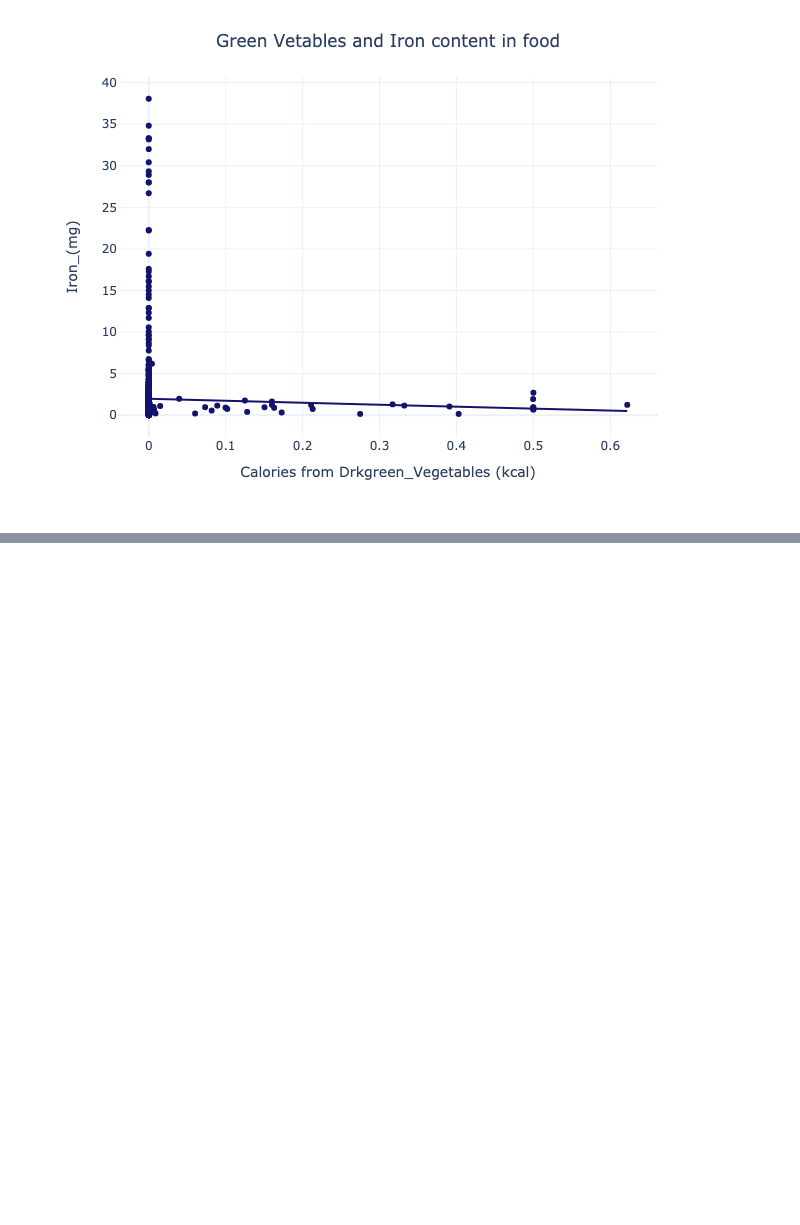
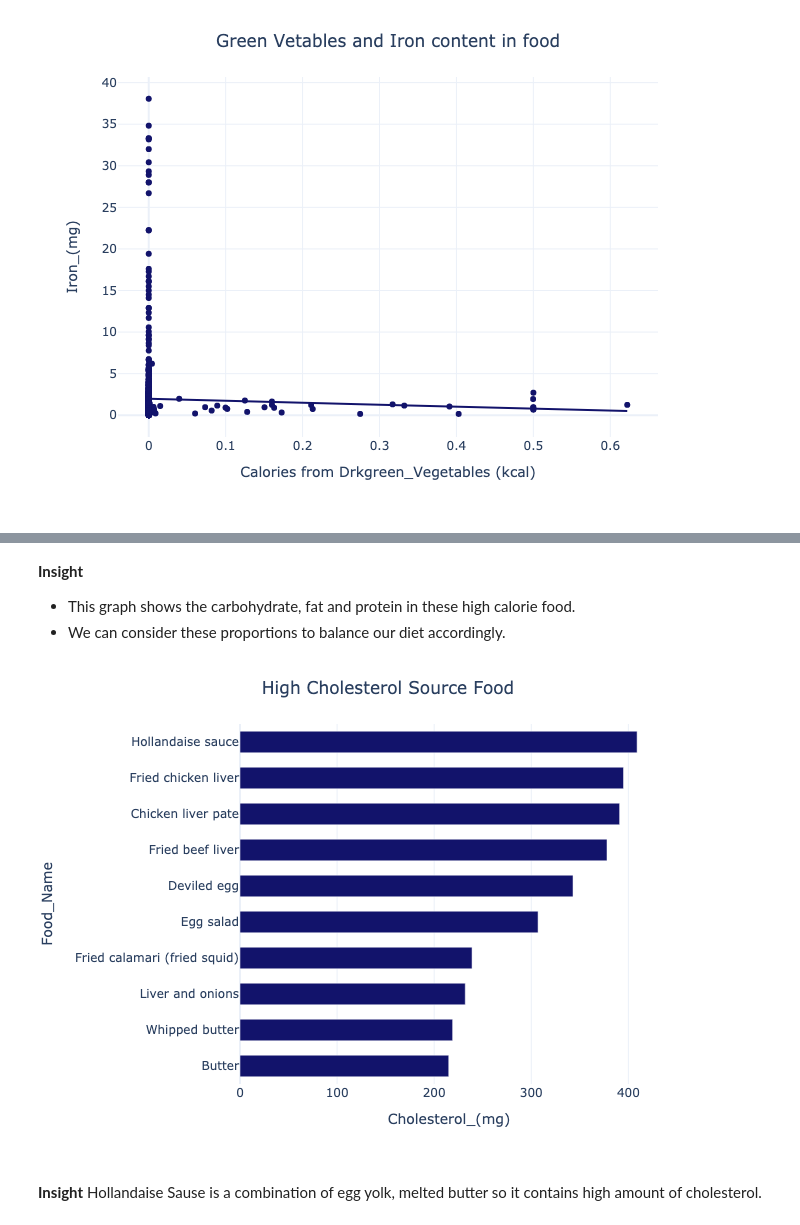
Before and after one commit to shrpatil/Intro-to-Data-Science, a Jupyter notebook: Final/Project_final.ipynb, the cells around one changed output, grey strips where cells are left out. Cells and saved outputs as stored; diff of their text form; code cells hidden in the pictures; blank space fills up the shorter version.

```diff
--- a/Final/Project_final.ipynb
+++ b/Final/Project_final.ipynb
@@ -716,0 +719,18 @@ __Insight__
+# %% [markdown]
+__Insight__
+- This graph shows the carbohydrate, fat and protein in these high calorie food.
+- We can consider these proportions to balance our diet accordingly.
+# %%
+#Creating a new dataframe with high amount of Cholesterol containing foods
+
+chol_df=merge_df.nlargest(10, 'Cholesterol_(mg)')
+fig = px.bar(chol_df, y="Food_Name", x='Cholesterol_(mg)', orientation='h',template="plotly_white")
+fig.update_layout(yaxis=dict(autorange="reversed"), title={'text' :'High Cholesterol Source Food',
+            'x':0.5,
+            'xanchor': 'center'})
+fig.update_traces(marker_color='#12136b',width=0.6)
+fig.show()
+# %% [output]
+[figure, added]
+# %% [markdown]
+__Insight__ Hollandaise Sause is a combination of egg yolk, melted butter so it contains high amount of cholesterol.
```
Also changed, not shown: parts of 41 cells of this notebook, 4 other files.
